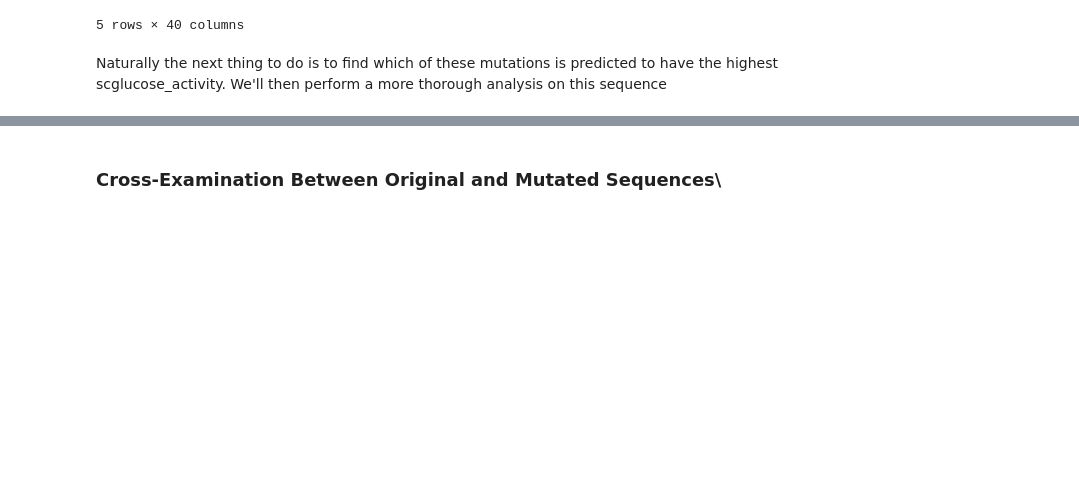
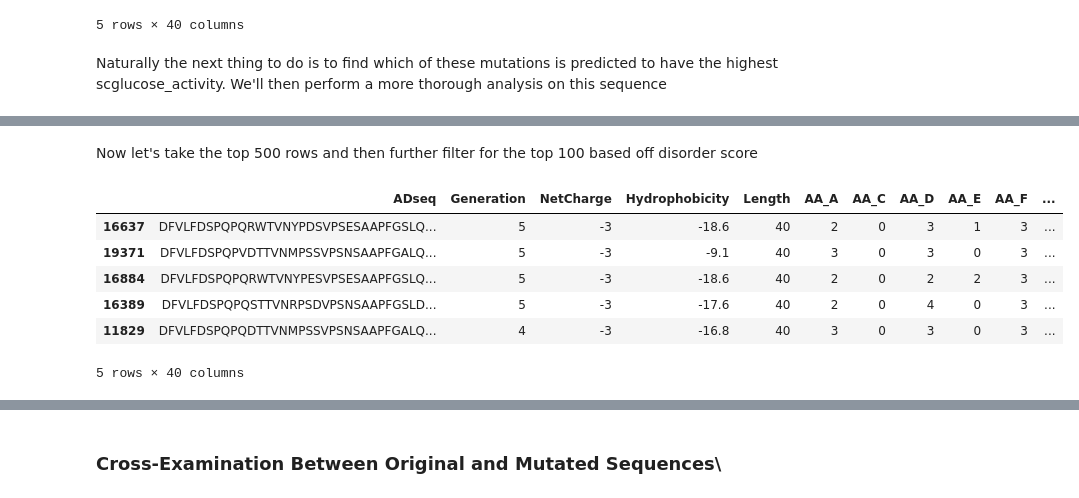
Before and after one commit to Qamil-Mirza/compbio146-berkeley, a Jupyter notebook: ds4bio-sp25/final-group/mutator.ipynb, the cells around one changed output, grey strips where cells are left out. Saved outputs shown, nothing was run; the diff lists cells and outputs as text; code cells hidden in the pictures; blank space fills up the shorter version.

```diff
--- a/ds4bio-sp25/final-group/mutator.ipynb
+++ b/ds4bio-sp25/final-group/mutator.ipynb
@@ -285,0 +322,13 @@ highest_activity_candidates
+# %% [markdown]
+Now let's take the top 500 rows and then further filter for the top 100 based off disorder score
+# %%
+top_500 = highest_activity_candidates.head(500)
+top_500.head()
+# %% [output]
+|  | ADseq | Generation | NetCharge | Hydrophobicity | Length | AA_A | AA_C | AA_D | AA_E | AA_F | ... |
+| 16637 | DFVLFDSPQPQRWTVNYPDSVPSESAAPFGSLQ... | 5 | -3 | -18.6 | 40 | 2 | 0 | 3 | 1 | 3 | ... |
+| 19371 | DFVLFDSPQPVDTTVNMPSSVPSNSAAPFGALQ... | 5 | -3 | -9.1 | 40 | 3 | 0 | 3 | 0 | 3 | ... |
+| 16884 | DFVLFDSPQPQRWTVNYPESVPSESAAPFGSLQ... | 5 | -3 | -18.6 | 40 | 2 | 0 | 2 | 2 | 3 | ... |
+| 16389 | DFVLFDSPQPQSTTVNRPSDVPSNSAAPFGSLD... | 5 | -3 | -17.6 | 40 | 2 | 0 | 4 | 0 | 3 | ... |
+| 11829 | DFVLFDSPQPQDTTVNMPSSVPSNSAAPFGALQ... | 4 | -3 | -16.8 | 40 | 3 | 0 | 3 | 0 | 3 | ... |
+5 rows × 40 columns
```
Also changed, not shown: parts of 15 cells of this notebook.
